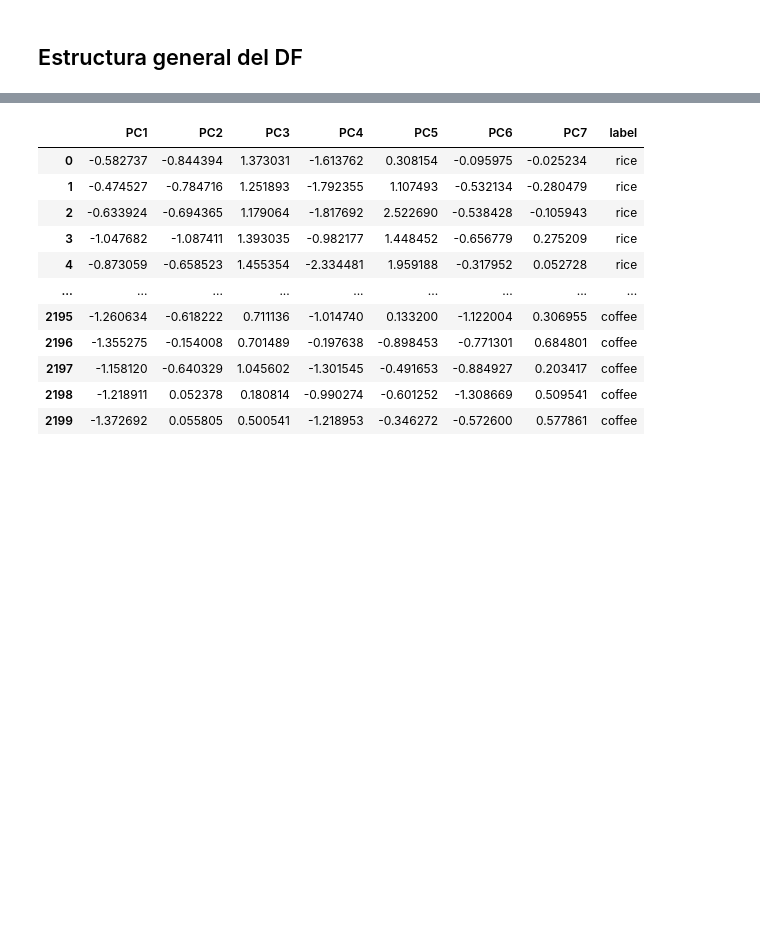
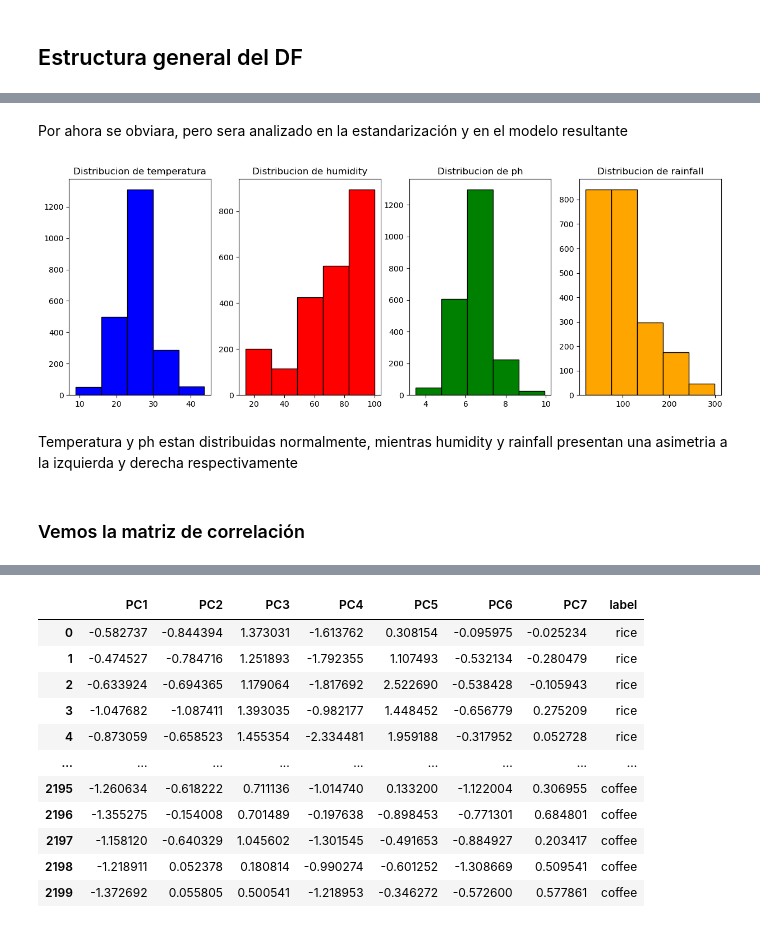
Before and after one commit to agustinarenas/MD-TUIA-Arenas-Petetta, a Jupyter notebook: dm_tp.ipynb, the cells around one changed output, grey strips where cells are left out. Drawn from its saved outputs; the diff is of its cells as text; code cells hidden in the pictures; blank space fills up the shorter version.

```diff
--- a/dm_tp.ipynb
+++ b/dm_tp.ipynb
@@ -159,0 +174,28 @@ pca_df['label'] = df['label']
+# %% [markdown]
+Por ahora se obviara, pero sera analizado en la estandarización y en el modelo resultante
+# %%
+# Ploteo de las columnas temperature, humidity, ph y rainfall
+
+plt.figure(figsize=(15, 5))
+
+plt.subplot(1, 4, 1)
+plt.hist(df['temperature'], bins=5, color='blue', edgecolor='black')
+plt.title('Distribucion de temperatura')
+
+plt.subplot(1, 4, 2)
+plt.hist(df['humidity'], bins=5, color='red', edgecolor='black')
+plt.title('Distribucion de humidity')
+
+plt.subplot(1, 4, 3)
+plt.hist(df['ph'], bins=5, color='green', edgecolor='black')
+plt.title('Distribucion de ph')
+
+plt.subplot(1, 4, 4)
+plt.hist(df['rainfall'], bins=5, color='orange', edgecolor='black')
+_ = plt.title('Distribucion de rainfall')
+# %% [output]
+[figure, added]
+# %% [markdown]
+Temperatura y ph estan distribuidas normalmente, mientras humidity y rainfall presentan una asimetria a la izquierda y derecha respectivamente
+# %% [markdown]
+### Vemos la matriz de correlación
```
Also changed, not shown: parts of 61 cells of this notebook.
